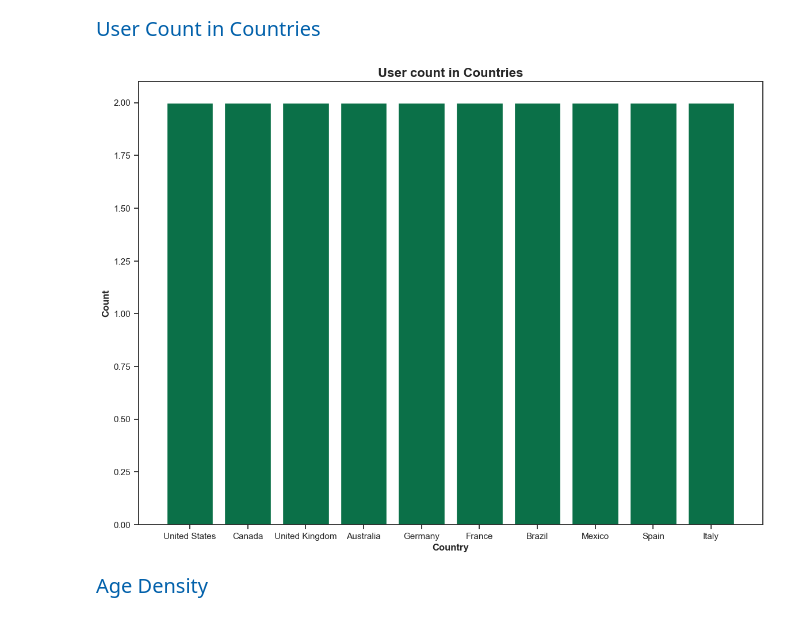
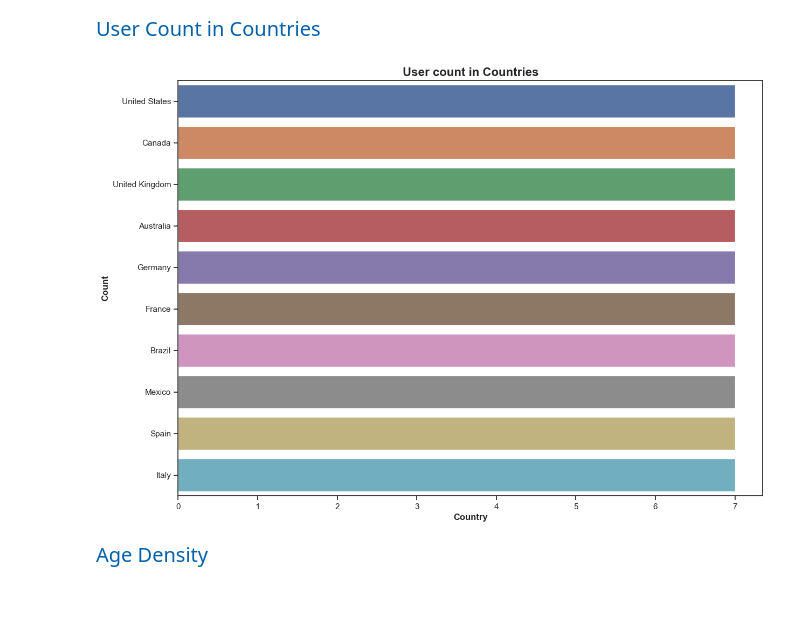
Before and after one commit to shahriar-rahman/Exploratory-Analysis-of-Netflix-Userbase, a Jupyter notebook: notebooks/netflix_feature_exploration.ipynb, the cells around one changed output. Drawn from its saved outputs; the diff is of its cells as text; code cells hidden in the pictures.

Commit message:
notebooks & figures updated

```diff
--- a/notebooks/netflix_feature_exploration.ipynb
+++ b/notebooks/netflix_feature_exploration.ipynb
@@ -161,0 +188,4 @@ plt.show()
+# %%
+df_netflix['subscribed_duration'] = df_netflix['last_payment_date'] - df_netflix['join_date']
+df_netflix['subscribed_duration'] = df_netflix['subscribed_duration'].dt.days
+df_netflix['subscribed_duration'].head(25)
@@ -161,0 +210,3 @@ plt.show()
+# %%
+df_netflix['start_month'] = df_netflix['join_date'].dt.month
+df_netflix['start_month'].head(25)
@@ -161,0 +231,4 @@ plt.show()
+# %%
+# Customer Lifetime Value (clv)
+df_netflix['clv'] = df_netflix['subscribed_duration'] * df_netflix['monthly_revenue']
+df_netflix['clv'].head(25)
@@ -161,0 +255,3 @@ plt.show()
+# %%
+df_netflix = df_netflix.drop(['last_payment_date', 'join_date'], axis=1)
+df_netflix.info()
@@ -254,13 +417,14 @@ plt.show()
 <span style="font-family:Cambria; color:#0261ab; font-size: 20px; text-shadow: 0.5px 0.5px black"> User Count in Countries </span>
 # %%
 plt.figure(figsize=(14, 10))
-plt.bar(df_netflix['country'], height=2, color='#0b7048')
+
+sns.countplot(y=df_netflix['country'])
 plt.title('User count in Countries', fontsize=16, fontweight='bold')
 plt.xlabel('Country', fontsize=12, fontweight='bold')
 plt.ylabel('Count', fontsize=12, fontweight='bold')
 plt.show()
 # %% [output]
-[figure, old version]
+[figure, new version]
 # %% [markdown]
 <span style="font-family:Cambria; color:#0261ab; font-size: 20px; text-shadow: 0.5px 0.5px black"> Age Density </span>
 # %%
```
Also changed, not shown: parts of 17 cells of this notebook, 2 other files.
